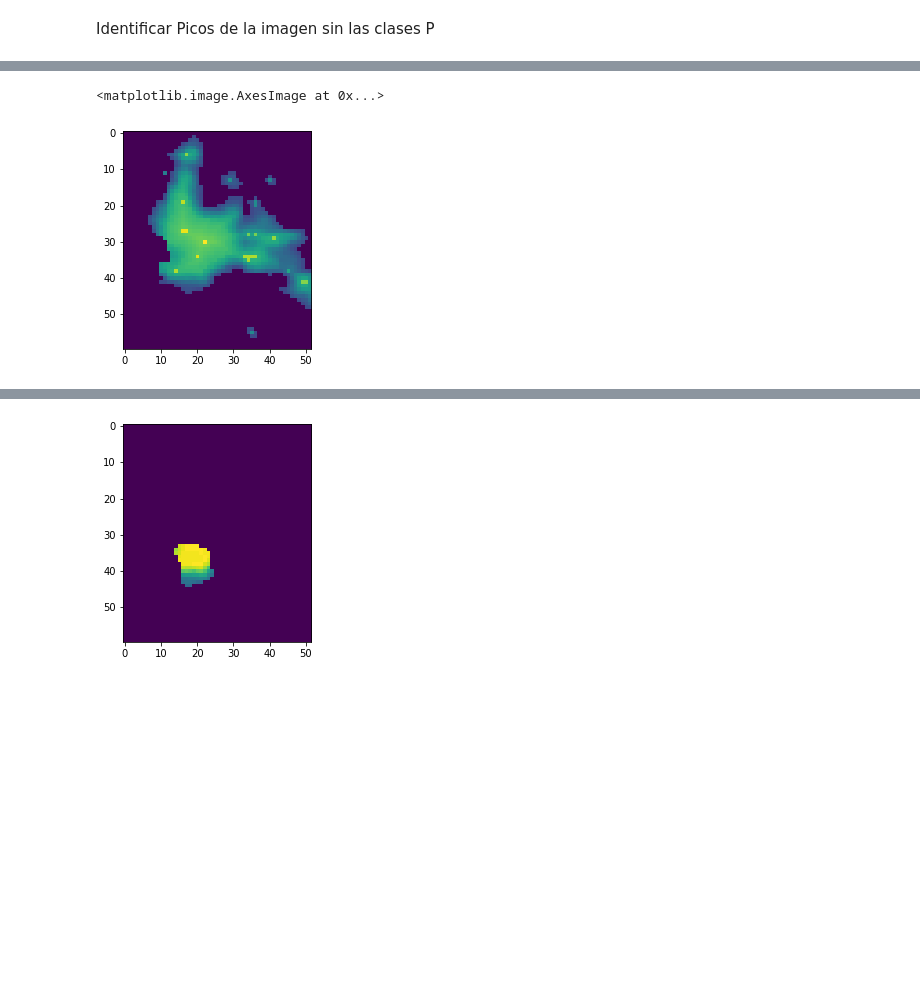
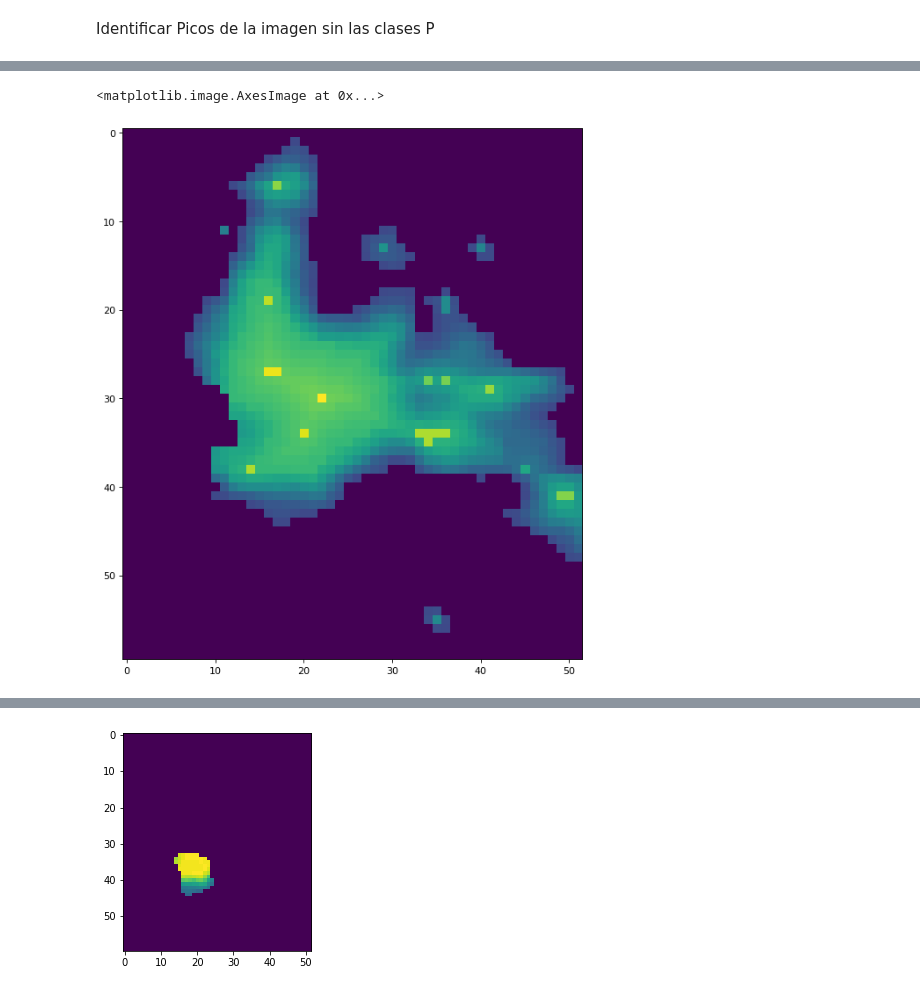
Before and after one commit to rdglpz/optimal_light_sensor_location, a Jupyter notebook: example/Ejemplo Reunion Iluminati.ipynb, the cells around one changed output, grey strips where cells are left out. Drawn from its saved outputs; the diff is of its cells as text; code cells hidden in the pictures; blank space fills up the shorter version.

```diff
--- a/example/Ejemplo Reunion Iluminati.ipynb
+++ b/example/Ejemplo Reunion Iluminati.ipynb
@@ -251,9 +685,10 @@ X = np.stack((x, y), axis=0)
 # %%
 seeds = getMax(nonsat)
+plt.figure(figsize=(10, 10), dpi=80)
 plt.imshow(seeds*20+nonsat)
 # %% [output]
 <matplotlib.image.AxesImage at 0x...>
-[figure, old version]
+[figure, new version]
 # %%
 coords = get_coords(seeds)
 
```
Also changed, not shown: parts of 40 cells of this notebook, 3 other files.
